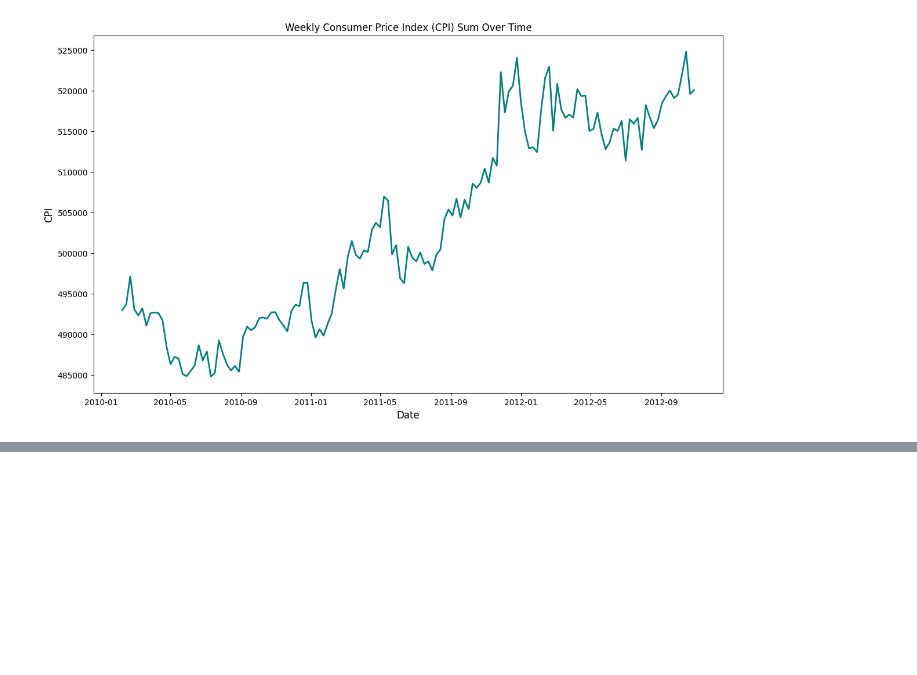
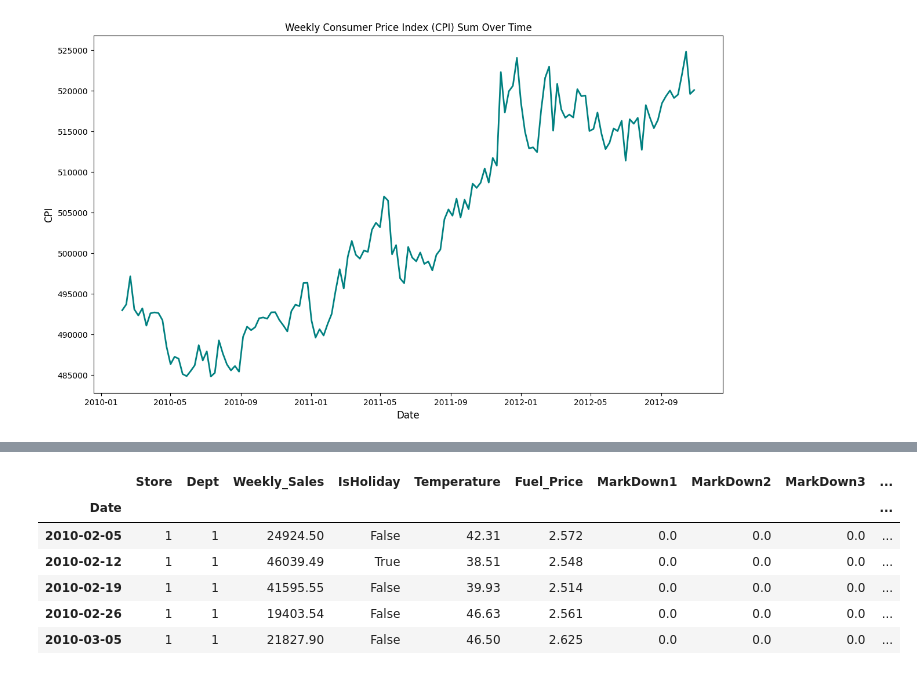
Before and after one commit to Ahmedsolia/3abasyat_rowad, a Jupyter notebook: Dataset.ipynb, the cells around one changed output, grey strips where cells are left out. Cells and saved outputs as stored; diff of their text form; code cells hidden in the pictures; blank space fills up the shorter version.

```diff
--- a/Dataset.ipynb
+++ b/Dataset.ipynb
@@ -315,15 +531,23 @@ plt.show()
 # %%
 temp_sales_bins = [0, 15, 30, 45, 60, 75, 90, 105, 120, 135, 150]
+
+# Calculate the midpoints of each temperature range for labeling
 midpointss = [(temp_sales_bins[i] + temp_sales_bins[i+1])/2
                for i in range(len(temp_sales_bins) - 1)]
+
+# Format the midpoints as strings with 3 decimal places
 temp_sales_labels = [f'{m:.3f}' for m in midpointss]
 
-train_merged['temp_sales'] = pd.cut(train_merged['Temperature'],   bins=temp_sales_bins,  labels=temp_sales_labels, include_lowest=True)
+# Categorize 'Temperature' values into the defined bins with custom midpoint labels
+train_merged['temp_sales'] = pd.cut(train_merged['Temperature'], bins=temp_sales_bins,
+                                    labels=temp_sales_labels, include_lowest=True)
 
+# Calculate the average weekly sales for each temperature group
 temp_sales_grouped = train_merged.groupby("temp_sales")["Weekly_Sales"].mean()
 
+# Plot the relationship between temperature ranges and average weekly sales
 plt.figure(figsize=(12, 8))
-plt.plot(temp_sales_grouped.index, temp_sales_grouped.values , marker='o',linestyle='-' , color='crimson')
+plt.plot(temp_sales_grouped.index, temp_sales_grouped.values , marker='o', linestyle='-', color='crimson')
 plt.title('Weekly Sales Distribution by Temperature Range', fontsize=16)
 plt.xlabel('Temperature Range', fontsize=12)
 plt.ylabel('Weekly Sales', fontsize=12)
@@ -387,0 +671,2 @@ x =pd.read_csv("om_el_data.csv")
+# %%
+train_merged = pd.get_dummies(train_merged , columns=["Type"] , prefix="Type")
@@ -387,0 +681,10 @@ x =pd.read_csv("om_el_data.csv")
+# %%
+train_merged.head()
+# %% [output]
+|  | Store | Dept | Weekly_Sales | IsHoliday | Temperature | Fuel_Price | MarkDown1 | MarkDown2 | MarkDown3 | ... |
+| Date |  |  |  |  |  |  |  |  |  | ... |
+| 2010-02-05 | 1 | 1 | 24924.50 | False | 42.31 | 2.572 | 0.0 | 0.0 | 0.0 | ... |
+| 2010-02-12 | 1 | 1 | 46039.49 | True | 38.51 | 2.548 | 0.0 | 0.0 | 0.0 | ... |
+| 2010-02-19 | 1 | 1 | 41595.55 | False | 39.93 | 2.514 | 0.0 | 0.0 | 0.0 | ... |
+| 2010-02-26 | 1 | 1 | 19403.54 | False | 46.63 | 2.561 | 0.0 | 0.0 | 0.0 | ... |
+| 2010-03-05 | 1 | 1 | 21827.90 | False | 46.50 | 2.625 | 0.0 | 0.0 | 0.0 | ... |
```
Also changed, not shown: parts of 47 cells of this notebook.
